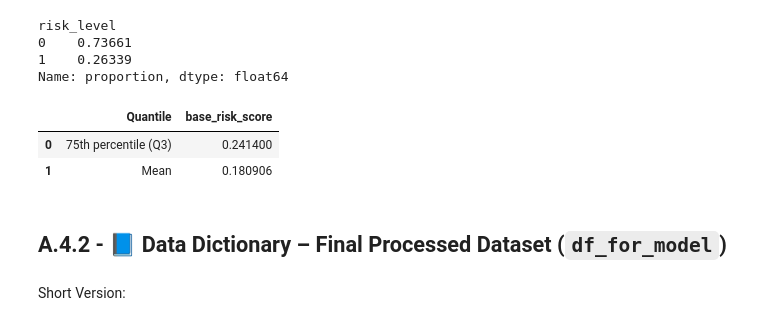
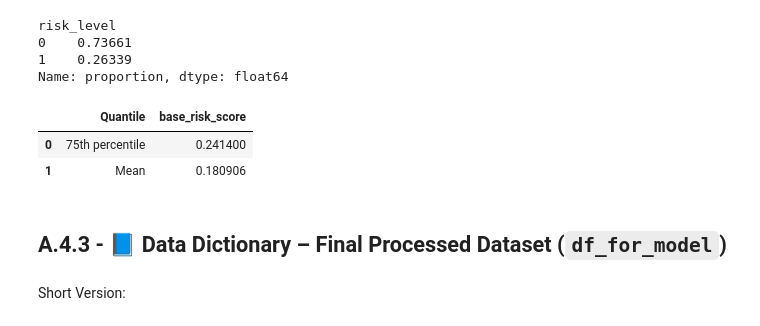
Before and after one commit to itamarshapira/SafeJunctionDetecion-ML, a Jupyter notebook: SafeJunctionDetection.ipynb, the cells around one changed output. Drawn from its saved outputs; the diff is of its cells as text; code cells hidden in the pictures.

```diff
--- a/SafeJunctionDetection.ipynb
+++ b/SafeJunctionDetection.ipynb
@@ -1397,20 +1399,20 @@ risk_level
 1    0.26339
 Name: proportion, dtype: float64
 # %%
-# טבלה של ערך ממוצע ואחוזון 75 (Q3) של base_risk_score
+# טבלה של ערך ממוצע ואחוזון 75 של base_risk_score
 summary_data = pd.DataFrame({
-    'Quantile': ['75th percentile (Q3)', 'Mean'],
+    'Quantile': ['75th percentile', 'Mean'],
     'base_risk_score': [0.241400, 0.180906]
 })
 summary_data
 # %% [output]
 |  | Quantile | base_risk_score |
-| 0 | 75th percentile (Q3) | 0.241400 |
+| 0 | 75th percentile | 0.241400 |
 | 1 | Mean | 0.180906 |
 # %%
 #df_for_model.to_csv('data/df_for_model.csv', index=False)
 # %% [markdown]
-## A.4.2 - 📘 Data Dictionary – Final Processed Dataset (`df_for_model`)
+## A.4.3 - 📘 Data Dictionary – Final Processed Dataset (`df_for_model`)
 # %% [markdown]
 Short Version:
 # %% [markdown]
```
Also changed, not shown: parts of 30 cells of this notebook.
